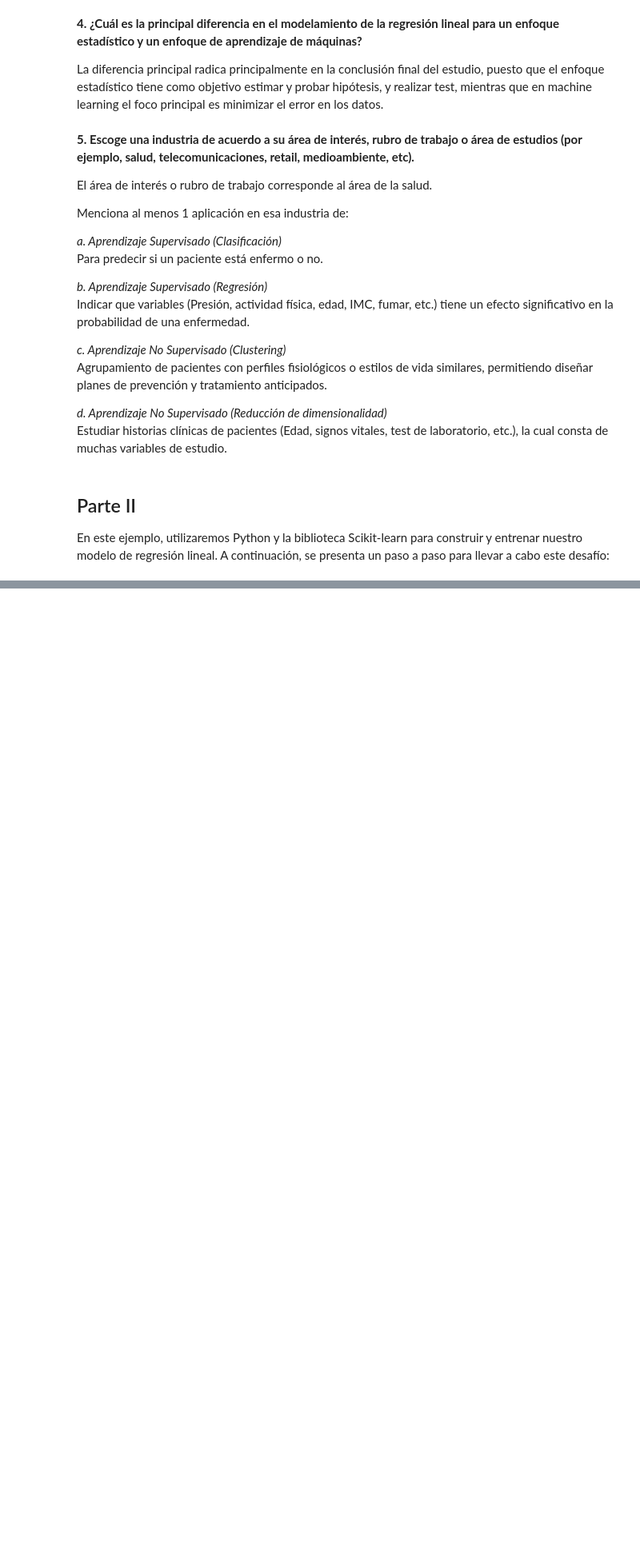
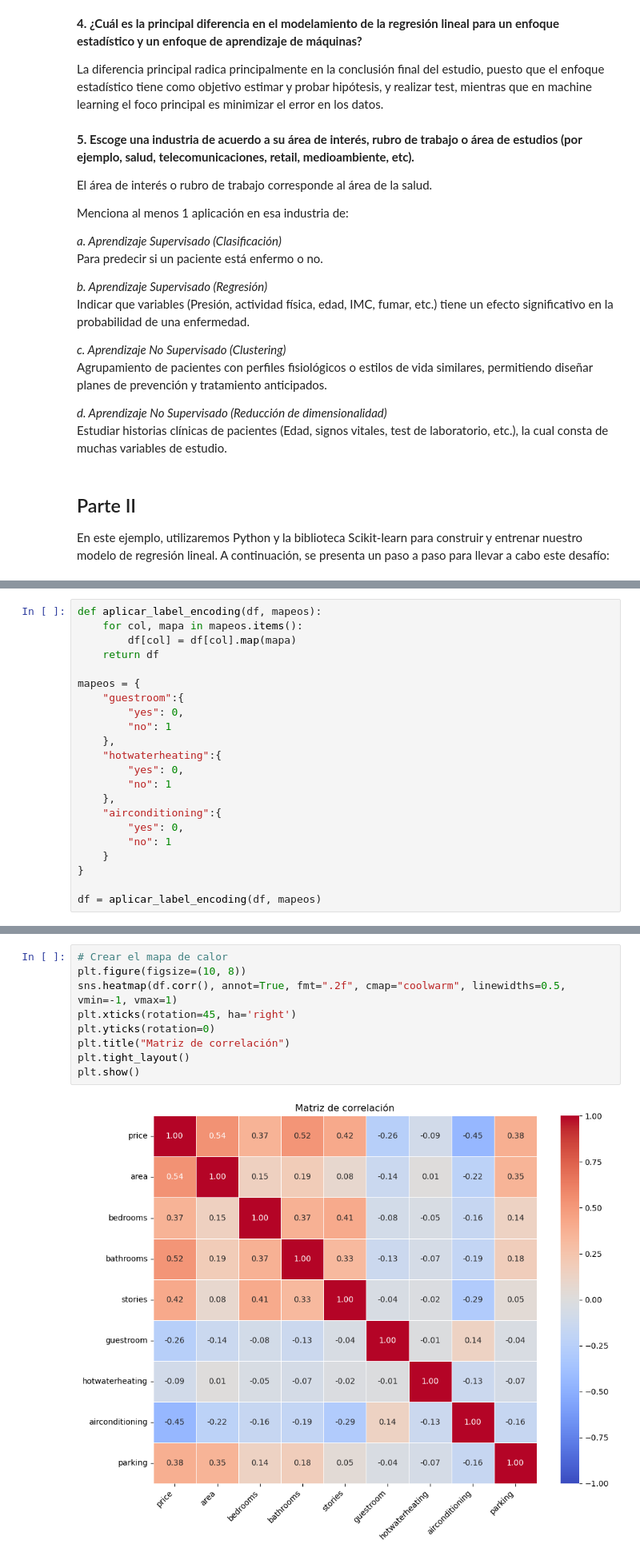
Before and after one commit to ctobar96/Latam_DataScience2024, a Jupyter notebook: Proyectos_MachineLearning/Desafio01/Desafio01.ipynb, the cells around one changed output, grey strips where cells are left out. Shown: that part at 80% size. Drawn from its saved outputs; the diff is of its cells as text; blank space fills up the shorter version.

```diff
--- a/Proyectos_MachineLearning/Desafio01/Desafio01.ipynb
+++ b/Proyectos_MachineLearning/Desafio01/Desafio01.ipynb
@@ -70,0 +143,22 @@ cabo este desafío:
+# %%
+def aplicar_label_encoding(df, mapeos):
+    for col, mapa in mapeos.items():
+        df[col] = df[col].map(mapa)
+    return df
+
+mapeos = {
+    "guestroom":{
+        "yes": 0,
+        "no": 1
+    },
+    "hotwaterheating":{
+        "yes": 0,
+        "no": 1
+    },
+    "airconditioning":{
+        "yes": 0,
+        "no": 1
+    }
+}
+
+df = aplicar_label_encoding(df, mapeos)
@@ -70,0 +177,11 @@ cabo este desafío:
+# %%
+# Crear el mapa de calor
+plt.figure(figsize=(10, 8))
+sns.heatmap(df.corr(), annot=True, fmt=".2f", cmap="coolwarm", linewidths=0.5, vmin=-1, vmax=1)
+plt.xticks(rotation=45, ha='right')
+plt.yticks(rotation=0)
+plt.title("Matriz de correlación")
+plt.tight_layout()
+plt.show()
+# %% [output]
+[figure, added]
```
Also changed, not shown: parts of 12 cells of this notebook.
